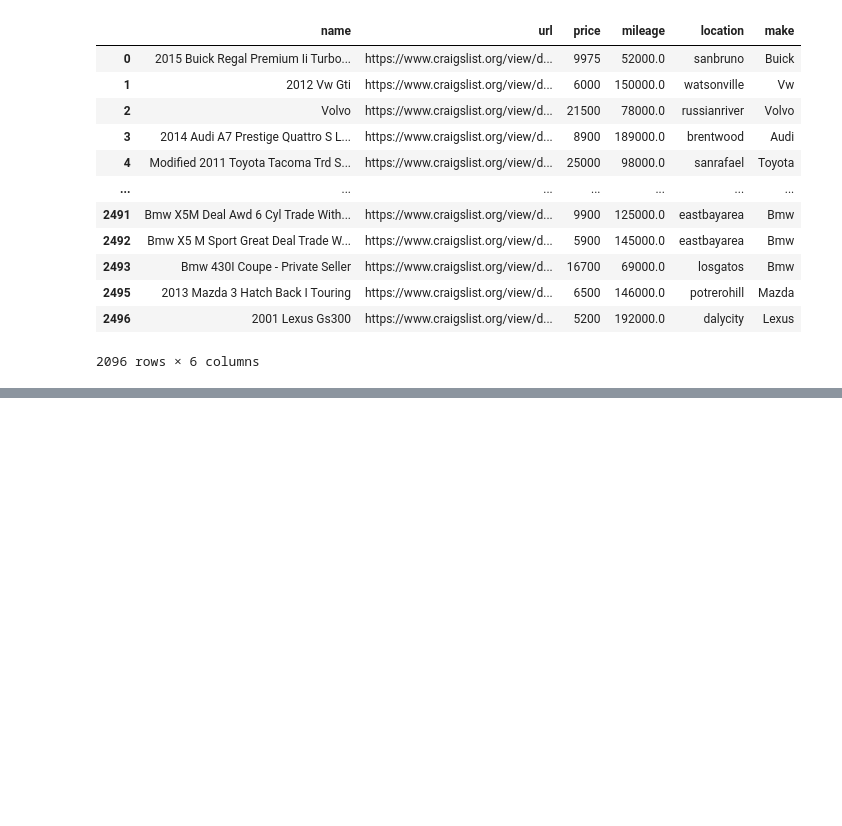
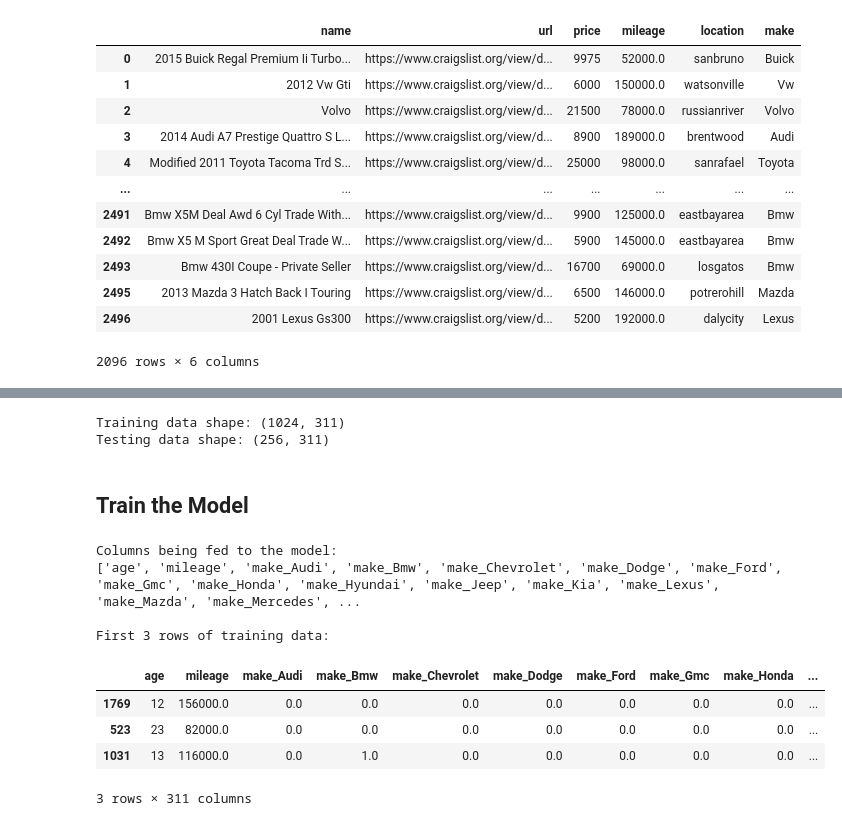
Before and after one commit to abhiswrld/AutoValuate, a Jupyter notebook: ml/AutoValuate_Pipeline.ipynb, the cells around one changed output, grey strips where cells are left out. Saved outputs shown, nothing was run; the diff lists cells and outputs as text; code cells hidden in the pictures; blank space fills up the shorter version.

```diff
--- a/ml/EDA_and_Feature_Engineering.ipynb
+++ b/ml/AutoValuate_Pipeline.ipynb
@@ -235,0 +361,51 @@ df_clean.to_csv('../data/clean_listings.csv', index=False)
+# %%
+# 1. Define Features (X) and Target (y) and perform train_test_split
+
+X = df_clean[['age', 'make', 'model', 'mileage', 'location']]
+y = df_clean['price']
+
+X_train, X_test, y_train, y_test = train_test_split(X, y, test_size=0.2, random_state=42)
+# %%
+from sklearn.preprocessing import OneHotEncoder
+
+ohe = OneHotEncoder(handle_unknown='ignore', sparse_output=False)
+
+X_train_encoded = ohe.fit_transform(X_train[['make', 'model', 'location']])
+X_test_encoded = ohe.transform(X_test[['make', 'model', 'location']])
+
+# Put the encoded arrays back into DataFrames so they have column names
+X_train_encoded_df = pd.DataFrame(X_train_encoded, columns=ohe.get_feature_names_out(), index=X_train.index)
+X_test_encoded_df = pd.DataFrame(X_test_encoded, columns=ohe.get_feature_names_out(), index=X_test.index)
+
+# Drop the original text columns from X_train and X_test, keep only numbers (year, mileage)
+X_train_num = X_train.drop(columns=['make', 'model', 'location'])
+X_test_num = X_test.drop(columns=['make', 'model', 'location'])
+
+# Combine the numerical columns and encoded columns together
+X_train_final = pd.concat([X_train_num, X_train_encoded_df], axis=1)
+X_test_final = pd.concat([X_test_num, X_test_encoded_df], axis=1)
+
+print(f"Training data shape: {X_train_final.shape}")
+print(f"Testing data shape: {X_test_final.shape}")
+# %% [output]
+Training data shape: (1024, 311)
+Testing data shape: (256, 311)
+# %% [markdown]
+## Train the Model
+# %%
+# Diagnostic check: What columns is the model actually seeing?
+print("Columns being fed to the model:")
+print(X_train_final.columns.tolist())
+
+print("\nFirst 3 rows of training data:")
+X_train_final.head(3)
+# %% [output]
+Columns being fed to the model:
+['age', 'mileage', 'make_Audi', 'make_Bmw', 'make_Chevrolet', 'make_Dodge', 'make_Ford', 'make_Gmc', 'make_Honda', 'make_Hyundai', 'make_Jeep', 'make_Kia', 'make_Lexus', 'make_Mazda', 'make_Mercedes', ...
+
+First 3 rows of training data:
+|  | age | mileage | make_Audi | make_Bmw | make_Chevrolet | make_Dodge | make_Ford | make_Gmc | make_Honda | ... |
+| 1769 | 12 | 156000.0 | 0.0 | 0.0 | 0.0 | 0.0 | 0.0 | 0.0 | 0.0 | ... |
+| 523 | 23 | 82000.0 | 0.0 | 0.0 | 0.0 | 0.0 | 0.0 | 0.0 | 0.0 | ... |
+| 1031 | 13 | 116000.0 | 0.0 | 1.0 | 0.0 | 0.0 | 0.0 | 0.0 | 0.0 | ... |
+3 rows × 311 columns
```
Also changed, not shown: parts of 13 cells of this notebook, 2 other files.
